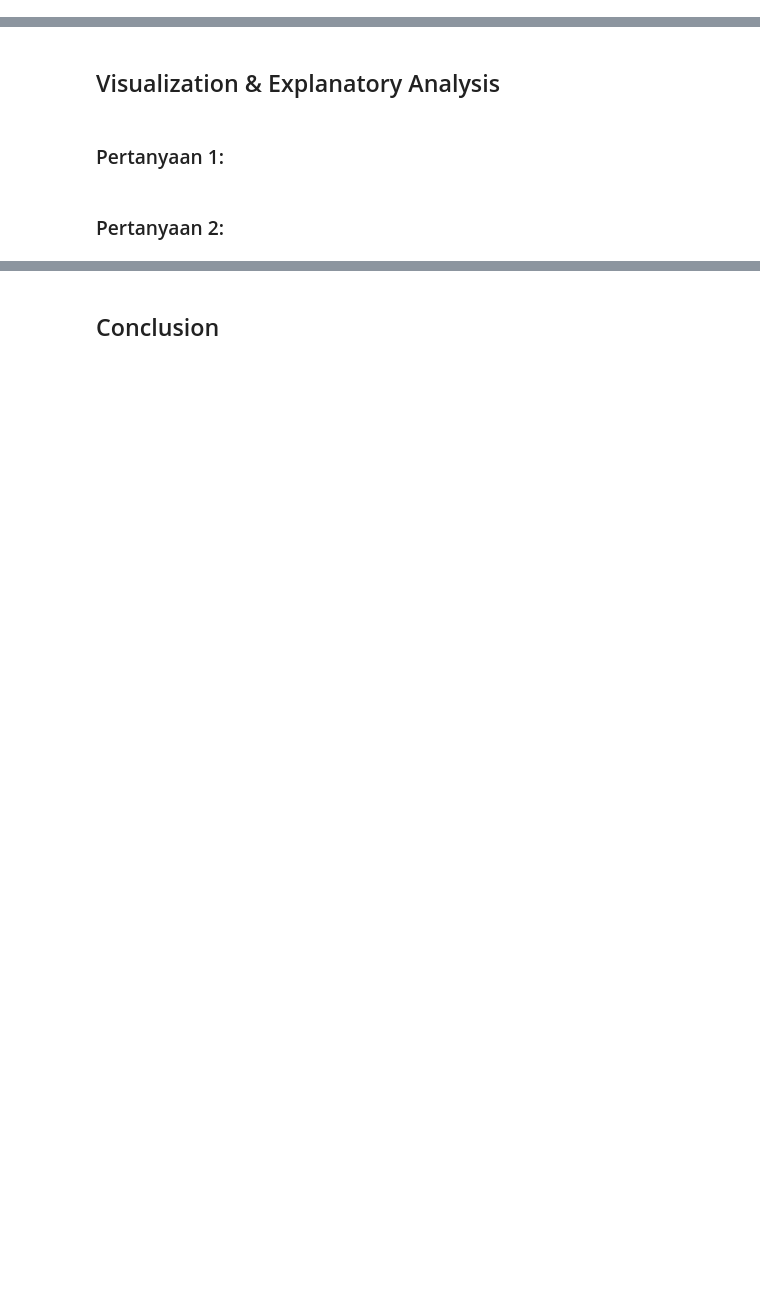
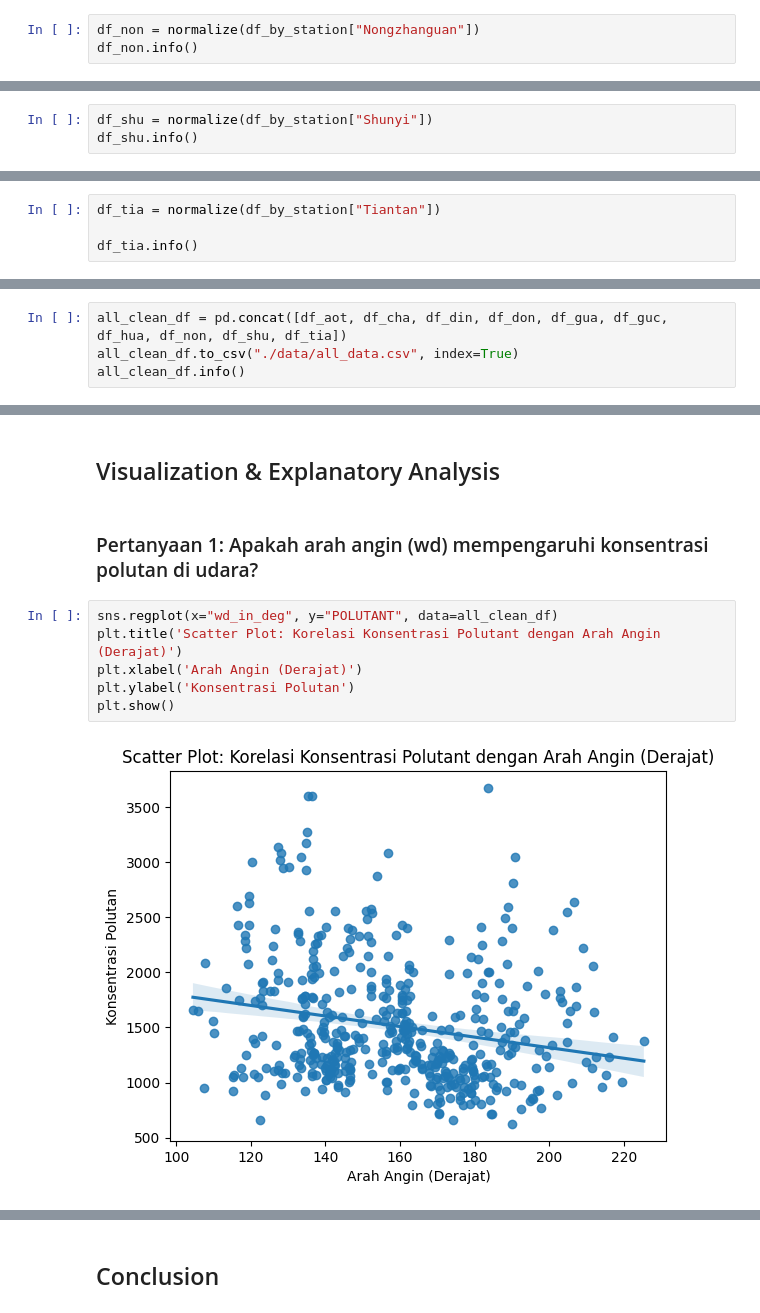
Before and after one commit to nurfianqodar/dicoding_dashboard, a Jupyter notebook: notebook.ipynb, the cells around one changed output, grey strips where cells are left out. Drawn from its saved outputs; the diff is of its cells as text; blank space fills up the shorter version.

```diff
--- a/notebook.ipynb
+++ b/notebook.ipynb
@@ -20,0 +418,3 @@
+# %%
+df_non = normalize(df_by_station["Nongzhanguan"])
+df_non.info()
@@ -20,0 +441,3 @@
+# %%
+df_shu = normalize(df_by_station["Shunyi"])
+df_shu.info()
@@ -20,0 +464,4 @@
+# %%
+df_tia = normalize(df_by_station["Tiantan"])
+
+df_tia.info()
@@ -20,0 +537,4 @@
+# %%
+all_clean_df = pd.concat([df_aot, df_cha, df_din, df_don, df_gua, df_guc, df_hua, df_non, df_shu, df_tia])
+all_clean_df.to_csv("./data/all_data.csv", index=True)
+all_clean_df.info()
@@ -25,6 +628,12 @@
 # %% [markdown]
 ## Visualization & Explanatory Analysis
-# %% [markdown]
-### Pertanyaan 1:
-# %% [markdown]
-### Pertanyaan 2:
+# %% [markdown]
+### Pertanyaan 1: Apakah arah angin (wd) mempengaruhi konsentrasi polutan di udara?
+# %%
+sns.regplot(x="wd_in_deg", y="POLUTANT", data=all_clean_df)
+plt.title('Scatter Plot: Korelasi Konsentrasi Polutant dengan Arah Angin (Derajat)')
+plt.xlabel('Arah Angin (Derajat)')
+plt.ylabel('Konsentrasi Polutan')
+plt.show()
+# %% [output]
+[figure, added]
```
Also changed, not shown: parts of 71 cells of this notebook, 2 other files.
